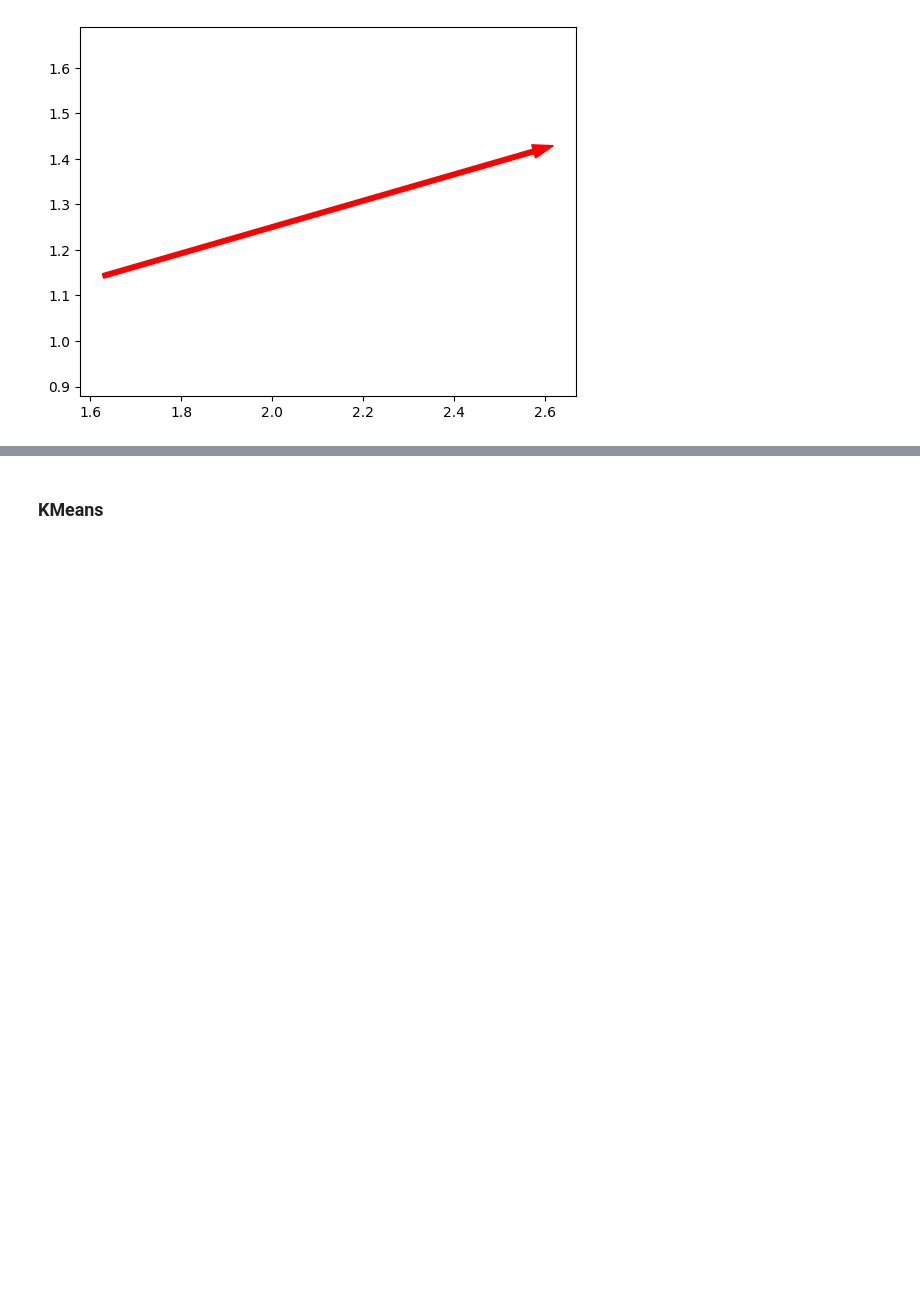
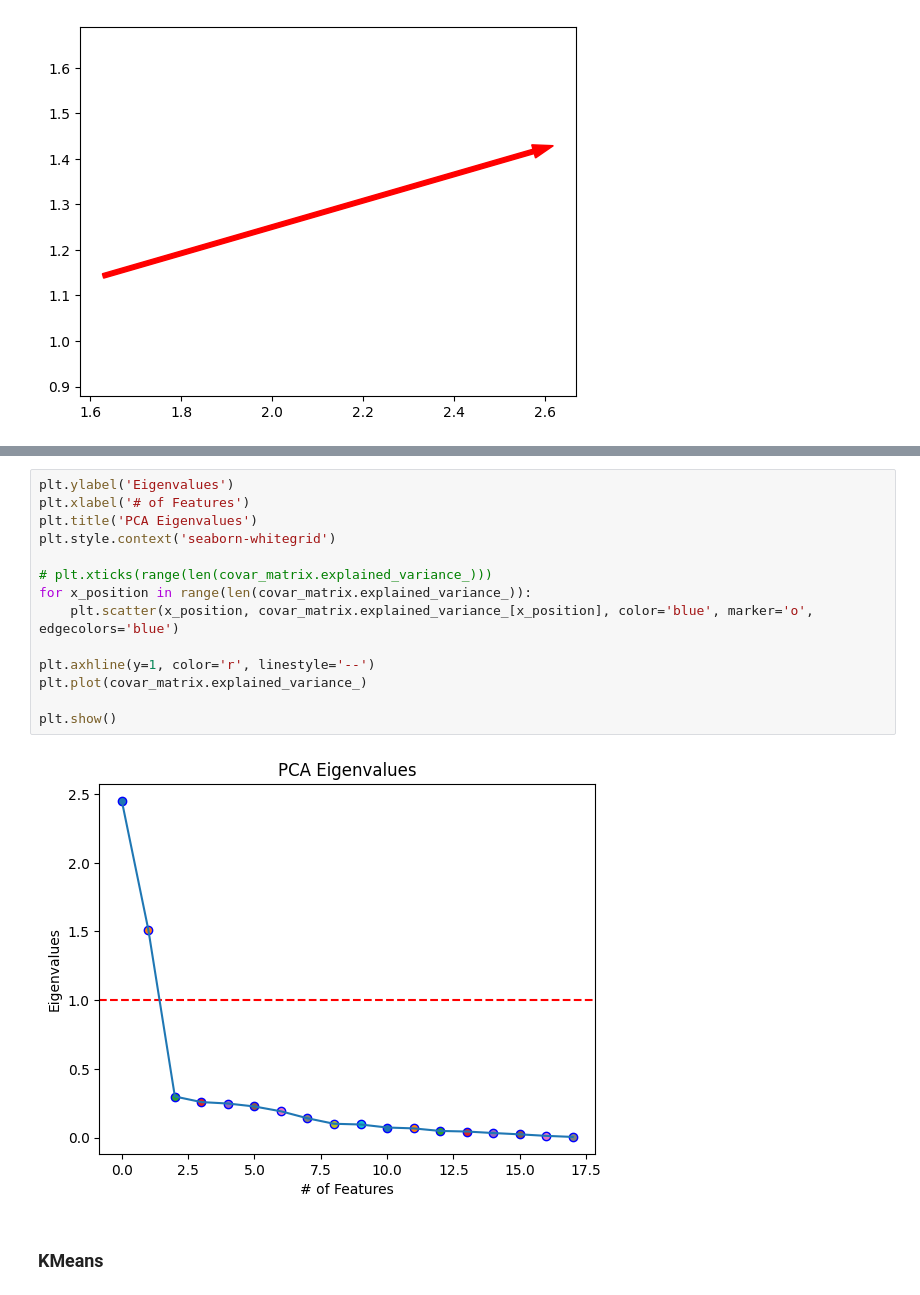
Before and after one commit to esoto15/text-tone-preference-analysis, a Jupyter notebook: data-analysis.ipynb, the cells around one changed output, grey strips where cells are left out. Drawn from its saved outputs; the diff is of its cells as text; blank space fills up the shorter version.

```diff
--- a/data-analysis.ipynb
+++ b/data-analysis.ipynb
@@ -276,3 +352,19 @@ plt.show()
+# %%
+plt.ylabel('Eigenvalues')
+plt.xlabel('# of Features')
+plt.title('PCA Eigenvalues')
+plt.style.context('seaborn-whitegrid')
+
+# plt.xticks(range(len(covar_matrix.explained_variance_)))
+for x_position in range(len(covar_matrix.explained_variance_)):
+    plt.scatter(x_position, covar_matrix.explained_variance_[x_position], color='blue', marker='o', edgecolors='blue')
+
+plt.axhline(y=1, color='r', linestyle='--')
+plt.plot(covar_matrix.explained_variance_)
+
+plt.show()
+# %% [output]
+[figure, added]
 # %% [markdown]
 ### KMeans
 # %%
```
Also changed, not shown: parts of 10 cells of this notebook, 1 other file.
